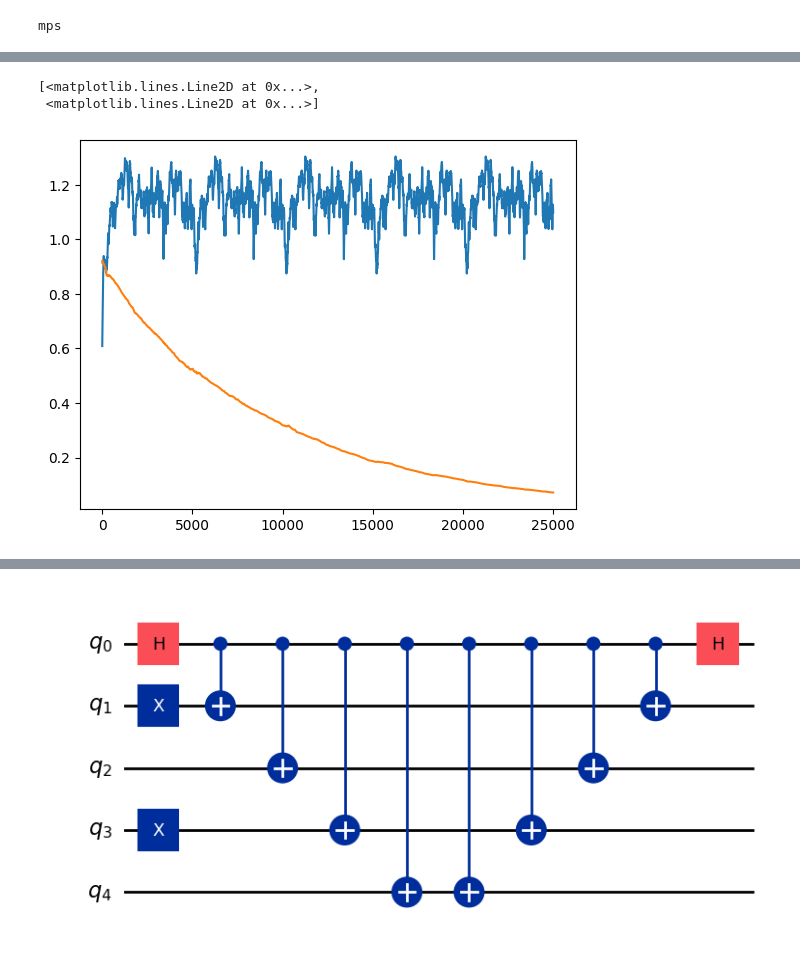
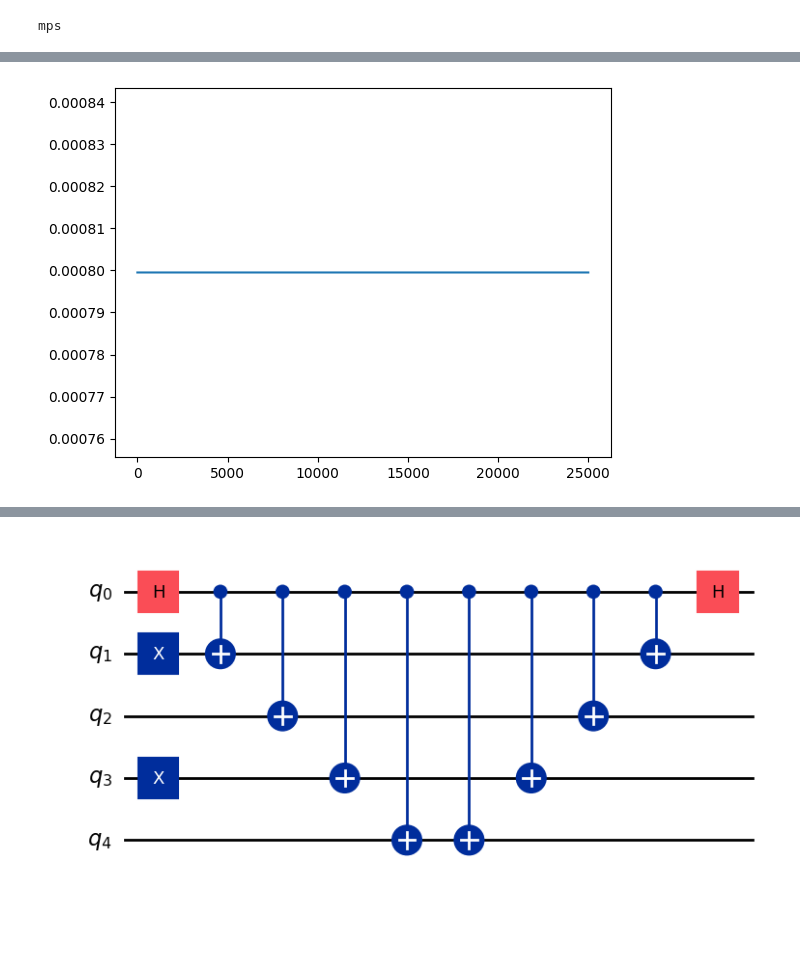
Before and after one commit to ashutiw2k/nequa, a Jupyter notebook: test_notebooks/Torch_PennyLane_IdealBackend.ipynb, the cells around one changed output, grey strips where cells are left out. Saved outputs shown, nothing was run; the diff lists cells and outputs as text; code cells hidden in the pictures; blank space fills up the shorter version.

```diff
--- a/test_notebooks/Torch_PennyLane_IdealBackend.ipynb
+++ b/test_notebooks/Torch_PennyLane_IdealBackend.ipynb
@@ -97,9 +97,11 @@ tensor(7756.8345)
 # %%
 class SimpleCustomQuantumModel(nn.Module):
-    def __init__(self, num_params:int, base_circuit: QuantumCircuit, simulator:AerSimulator=fakeAthensV2_backend, num_shots=NUM_SHOTS, circuit_runner = run_circuit_sim):
+    def __init__(self, num_params:int, base_circuit: QuantumCircuit,
+                 simulator:AerSimulator=fakeAthensV2_backend, num_shots=NUM_SHOTS,
+                 circuit_runner = run_circuit_sim, param_init_noise=torch.pi/1000):
         super().__init__()
 
-        self.pqc_params = nn.Parameter(torch.rand(num_params))
+        self.pqc_params = nn.Parameter(param_init_noise * torch.rand(num_params))
         self.simulator = simulator
         self.transpile = transpile
         self.num_shots = num_shots
@@ -149,13 +151,9 @@ print(len(ideal_data[10][1]))
 ghz_circuit = custom_ghz(NUM_QUBITS, 2)
 pqc_model = SimpleCustomQuantumModel(num_params=2, num_shots=NUM_SHOTS, base_circuit=ghz_circuit)
 
-optimizer = torch.optim.AdamW(
-    pqc_model.parameters(),
-    lr=1e-2,              # or 5e-4 if training is unstable
-    # betas=(0.9, 0.99),    # slower decay of second moment (more stable for PQCs)
-    # eps=1e-8,             # default, helps avoid division by zero
-    # weight_decay=1e-4     # some regularization to avoid overfitting
-)
+optimizer = torch.optim.AdamW(pqc_model.parameters(), lr=0.005)
+# scheduler = torch.optim.lr_scheduler.ReduceLROnPlateau(optimizer, factor=0.5, patience=5)
+
 
 loss_fn = nn.MSELoss()
 # scheduler = torch.optim.lr_scheduler.StepLR(optimizer, step_size=10, gamma=0.7)
@@ -167,7 +165,7 @@ mps
 param_list = []
 loss_list = []
 for i in range(EPOCHS):
-    print(f'Starting Epoch {i}')
+    print(f'Starting Epoch {i+1}')
     pqc_model.train()
     ctr = 0
     for bitstring, ideal in ideal_data:
@@ -187,8 +185,14 @@ for i in range(EPOCHS):
 
         loss.backward()
         optimizer.step()
+        # scheduler.step(loss)
 
-        param_values = (pqc_model.pqc_params.detach().cpu().numpy()) % (2 * np.pi)
+        # with torch.no_grad():
+        #     pqc_model.pqc_params[:] = pqc_model.pqc_params % (2 * torch.pi)
+
+
+
+        param_values = pqc_model.pqc_params.detach().cpu().numpy()
         param_list.append(param_values)
 
 
@@ -197,5 +201,5 @@ for i in range(EPOCHS):
             print(f'Count {ctr}, Loss: {loss:.4f}, Params: {pqc_model.pqc_params}')
             # print(f'Count {ctr}, Loss: {loss.item():.4f}, bitstring: {bitstring}, ideal: {ideal}, measured: {measured}')
 
-    # scheduler.step()
+        # scheduler.step(loss)
 # %% [output]
@@ -219,7 +223,6 @@ tensor([1.0984, 0.0720], requires_grad=True)
 # %%
 param_arr = np.array(param_list).transpose()
-plt.plot([i for i in range(param_arr.shape[1])], *param_arr)
+plt.plot([i for i in range(param_arr.shape[1])], param_arr[0])
+plt.show()
 # %% [output]
-[<matplotlib.lines.Line2D at 0x...>,
- <matplotlib.lines.Line2D at 0x...>]
-[figure, old version]
+[figure, new version]
```
Also changed, not shown: parts of 12 cells of this notebook, 2 other files.
